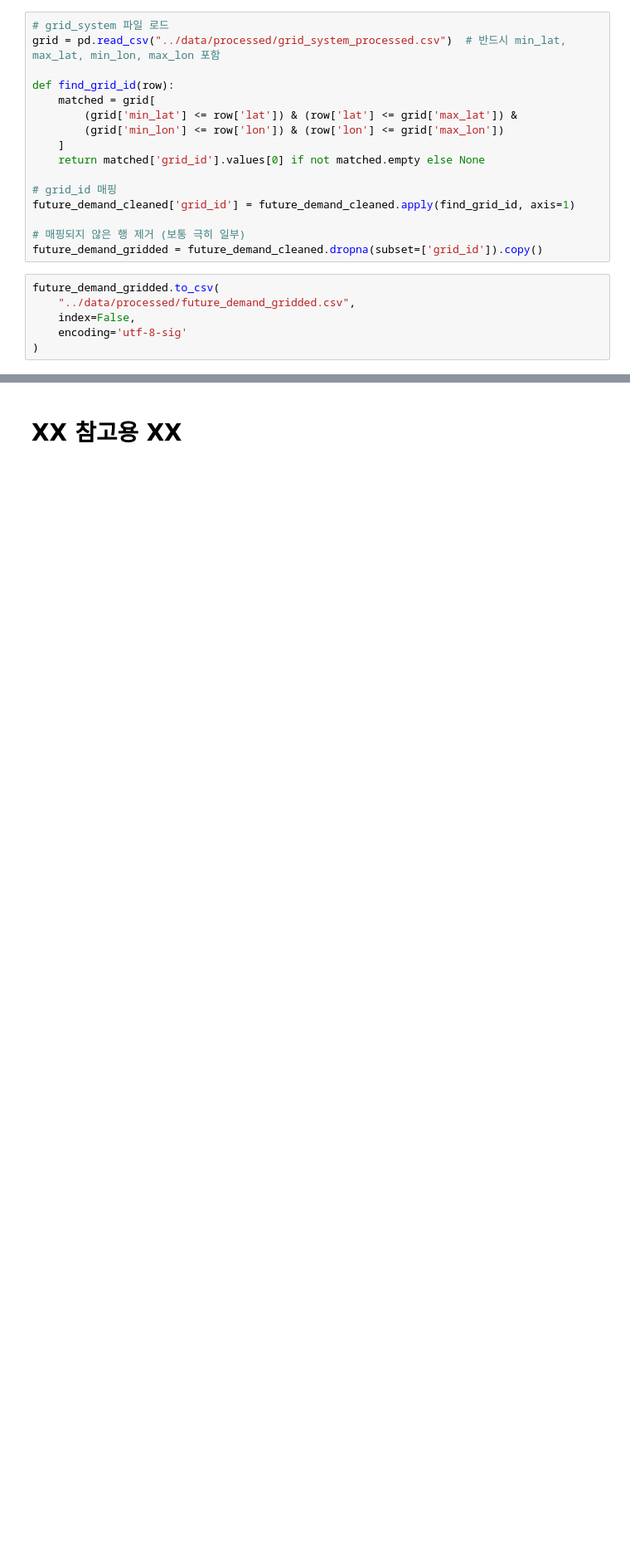
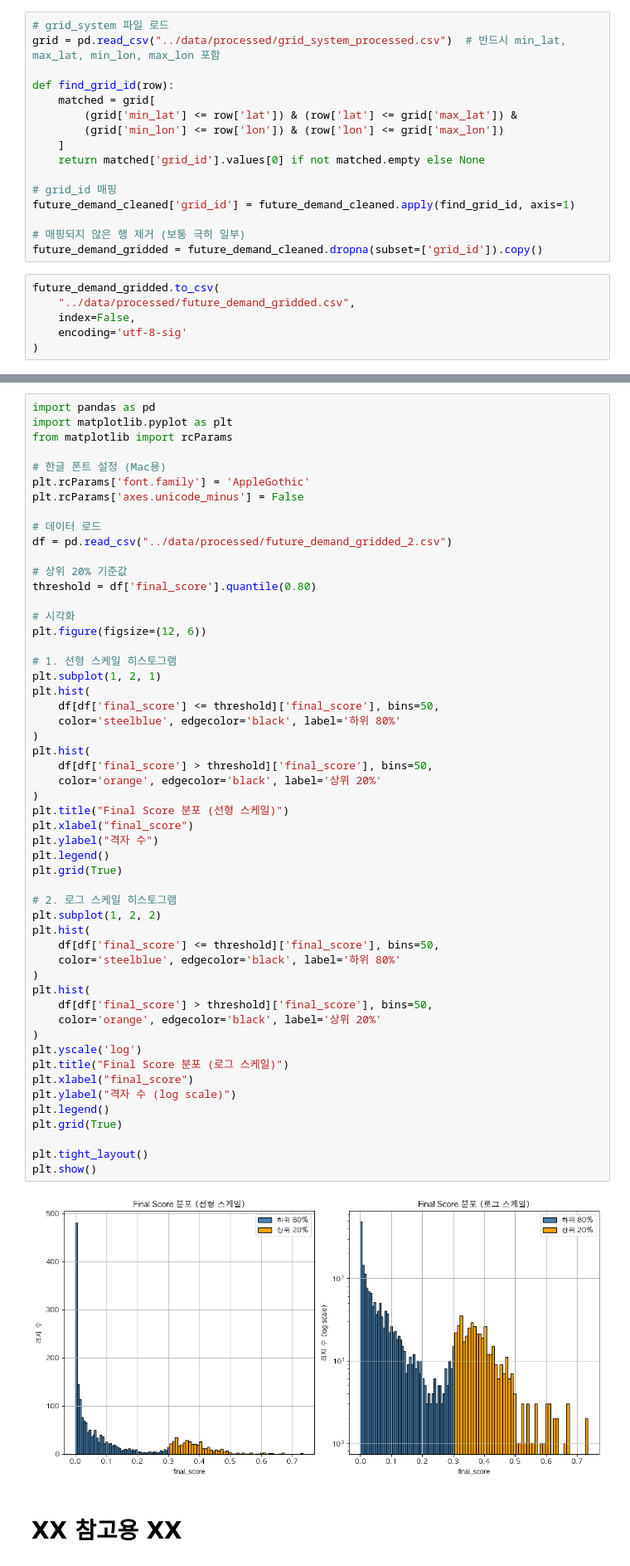
Before and after one commit to ycnham/2025-1-Big-Data-Programming, a Jupyter notebook: scripts/preprocessing_cars.ipynb, the cells around one changed output, grey strips where cells are left out. Shown at 83% size. Drawn from its saved outputs; the diff is of its cells as text; blank space fills up the shorter version.

```diff
--- a/scripts/preprocessing_cars.ipynb
+++ b/scripts/preprocessing_cars.ipynb
@@ -275,3 +404,58 @@ merged.to_csv("../data/processed/future_demand_gridded_2.csv", index=False)
+# %%
+import pandas as pd
+import matplotlib.pyplot as plt
+from matplotlib import rcParams
+
+# 한글 폰트 설정 (Mac용)
+plt.rcParams['font.family'] = 'AppleGothic'
+plt.rcParams['axes.unicode_minus'] = False
+
+# 데이터 로드
+df = pd.read_csv("../data/processed/future_demand_gridded_2.csv")
+
+# 상위 20% 기준값
+threshold = df['final_score'].quantile(0.80)
+
+# 시각화
+plt.figure(figsize=(12, 6))
+
+# 1. 선형 스케일 히스토그램
+plt.subplot(1, 2, 1)
+plt.hist(
+    df[df['final_score'] <= threshold]['final_score'], bins=50,
+    color='steelblue', edgecolor='black', label='하위 80%'
+)
+plt.hist(
+    df[df['final_score'] > threshold]['final_score'], bins=50,
+    color='orange', edgecolor='black', label='상위 20%'
+)
+plt.title("Final Score 분포 (선형 스케일)")
+plt.xlabel("final_score")
+plt.ylabel("격자 수")
+plt.legend()
+plt.grid(True)
+
+# 2. 로그 스케일 히스토그램
+plt.subplot(1, 2, 2)
+plt.hist(
+    df[df['final_score'] <= threshold]['final_score'], bins=50,
+    color='steelblue', edgecolor='black', label='하위 80%'
+)
+plt.hist(
+    df[df['final_score'] > threshold]['final_score'], bins=50,
+    color='orange', edgecolor='black', label='상위 20%'
+)
+plt.yscale('log')
+plt.title("Final Score 분포 (로그 스케일)")
+plt.xlabel("final_score")
+plt.ylabel("격자 수 (log scale)")
+plt.legend()
+plt.grid(True)
+
+plt.tight_layout()
+plt.show()
+# %% [output]
+[figure, added]
 # %% [markdown]
 # XX 참고용 XX
 # %%
```
Also changed, not shown: parts of 14 cells of this notebook, 42 other files.
